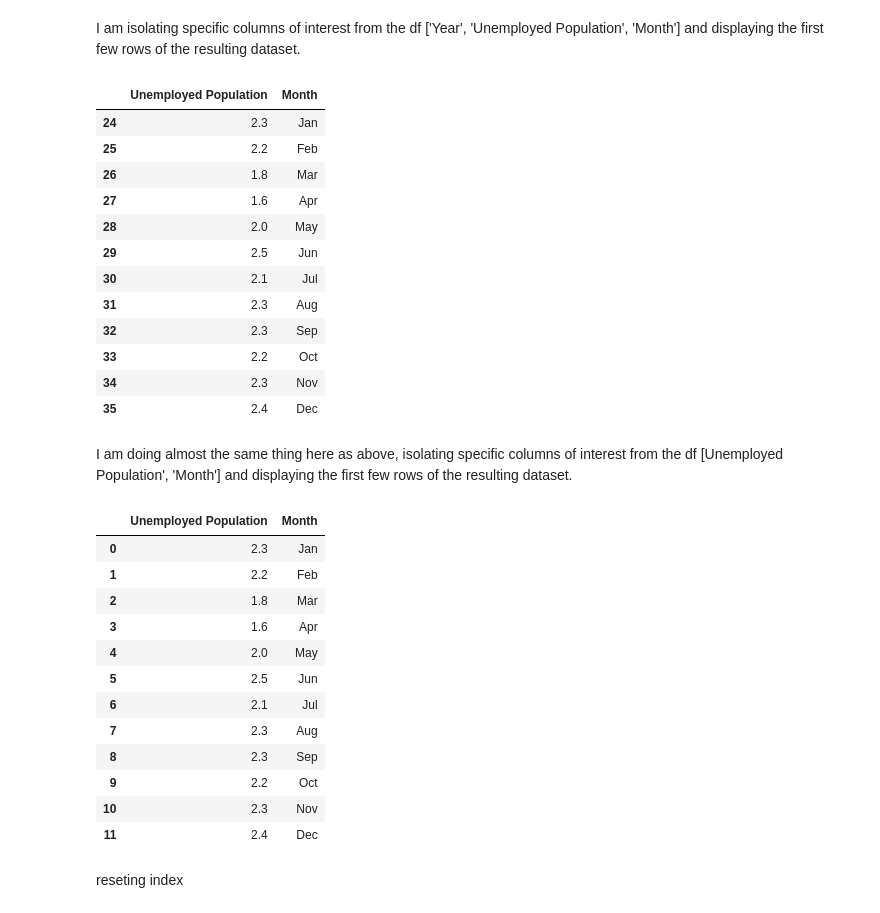
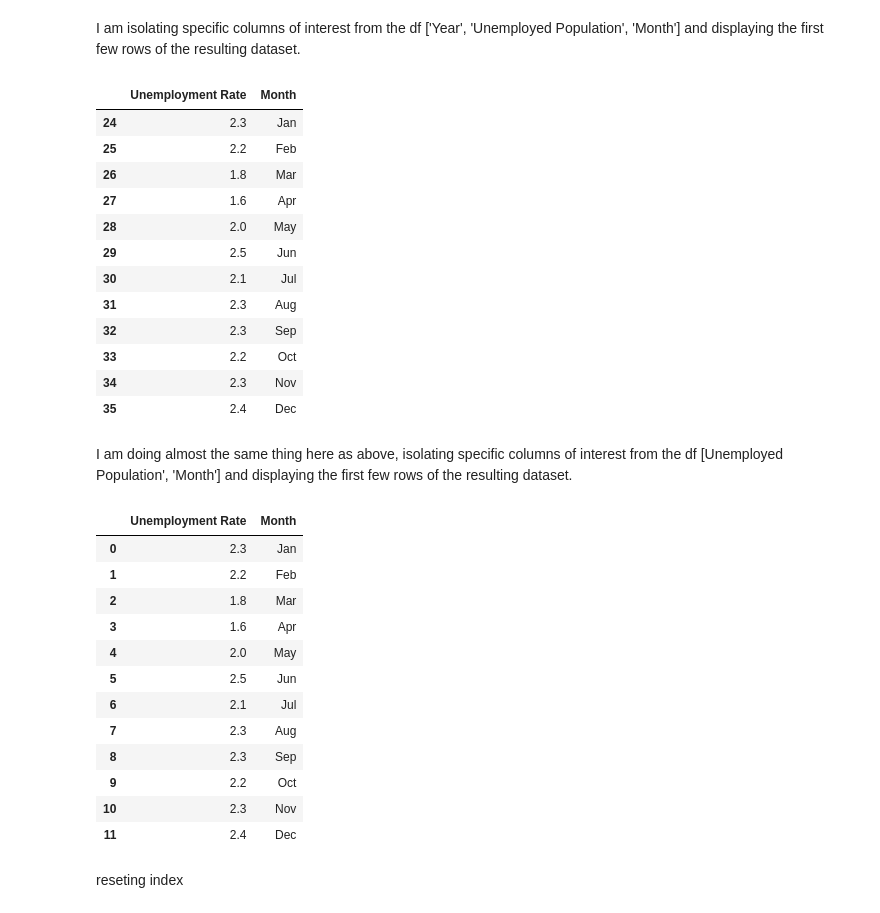
Before and after one commit to Uhuegbu23/crime_unemployment_data, a Jupyter notebook: notebooks/birmingham_crime.ipynb, the cells around one changed output. Cells and saved outputs as stored; diff of their text form; code cells hidden in the pictures.

```diff
--- a/notebooks/birmingham_crime.ipynb
+++ b/notebooks/birmingham_crime.ipynb
@@ -807,6 +807,6 @@ birm_unemployment_df.head()
 # %% [markdown]
 This code extracts the month information from a column named "Label" and stores these values into a new column named  "Month". It then displays the first few rows of the modified DataFrame.
 # %%
-birm_unemployment_df.rename(columns={'Value': 'Unemployed Population'}, inplace=True)
+birm_unemployment_df.rename(columns={'Value': 'Unemployment Rate'}, inplace=True)
 birm_unemployment_df.tail(5)
 # %% [output]
@@ -838,6 +838,6 @@ birm_unemployment_df_2023
 # %% [markdown]
 Here, i am extracting the year 2023, that means, i am looking for when the year =2023, because the birmingham crime data only has year as 2023
 # %%
-birm_unemployment_df_2023=birm_unemployment_df_2023[['Year', 'Unemployed Population', 'Month']]
+birm_unemployment_df_2023=birm_unemployment_df_2023[['Year', 'Unemployment Rate', 'Month']]
 birm_unemployment_df_2023.head()
 # %% [output]
@@ -850,10 +850,10 @@ birm_unemployment_df_2023.head()
 # %% [markdown]
 I am isolating specific columns of interest from the df ['Year', 'Unemployed Population', 'Month'] and displaying the first few rows of the resulting dataset.
 # %%
-birm_unemployment_df_month = birm_unemployment_df_2023[['Unemployed Population', 'Month']]
+birm_unemployment_df_month = birm_unemployment_df_2023[['Unemployment Rate', 'Month']]
 birm_unemployment_df_month
 # %% [output]
-|  | Unemployed Population | Month |
+|  | Unemployment Rate | Month |
 | 24 | 2.3 | Jan |
 | 25 | 2.2 | Feb |
 | 26 | 1.8 | Mar |
@@ -873,7 +873,7 @@ I am doing almost the same thing here as above, isolating specific columns of in
 birm_unemployment_df_month.reset_index(inplace=True, drop=True)
 birm_unemployment_df_month.head(12)
 # %% [output]
-|  | Unemployed Population | Month |
+|  | Unemployment Rate | Month |
 | 0 | 2.3 | Jan |
 | 1 | 2.2 | Feb |
 | 2 | 1.8 | Mar |
```
Also changed, not shown: parts of 12 cells of this notebook.
